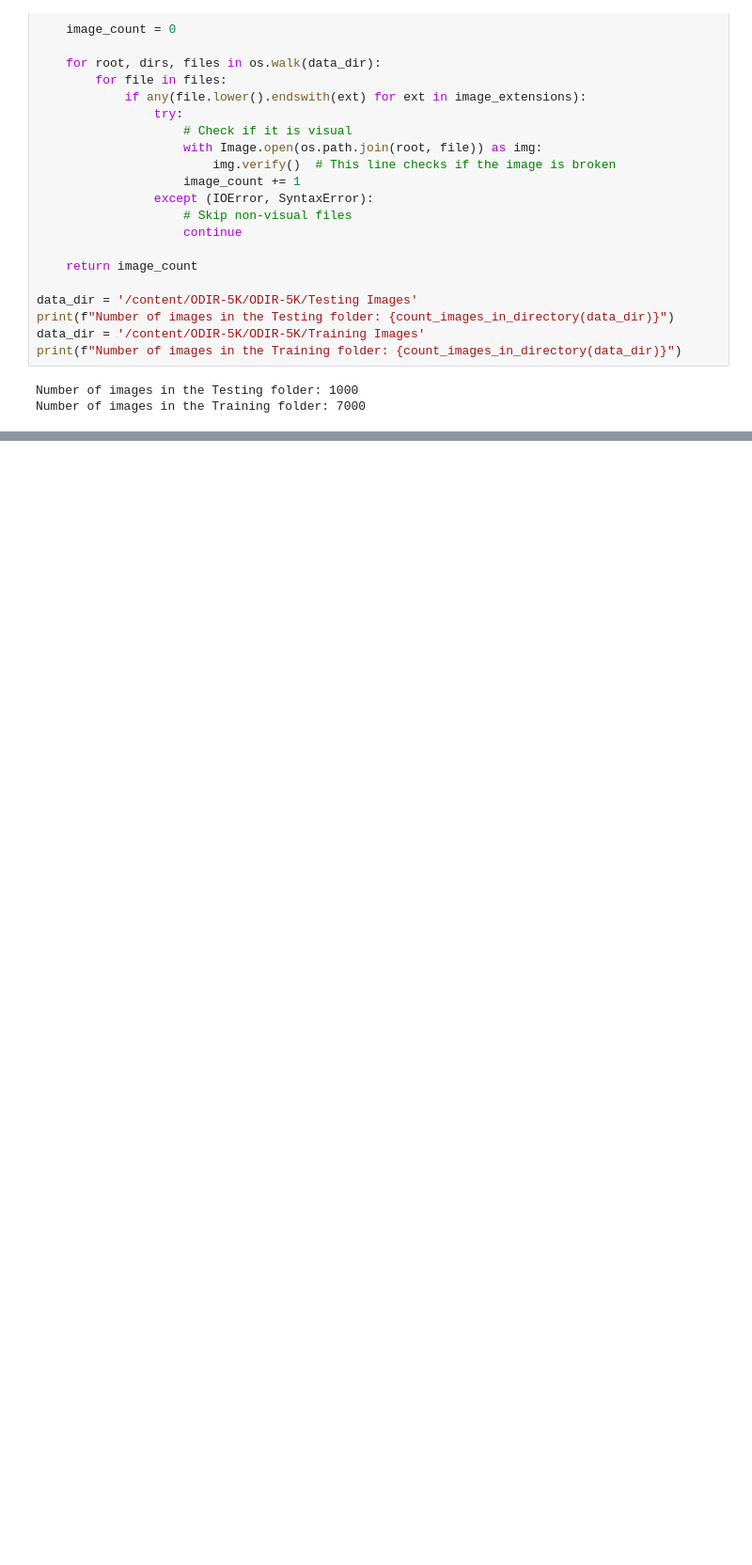
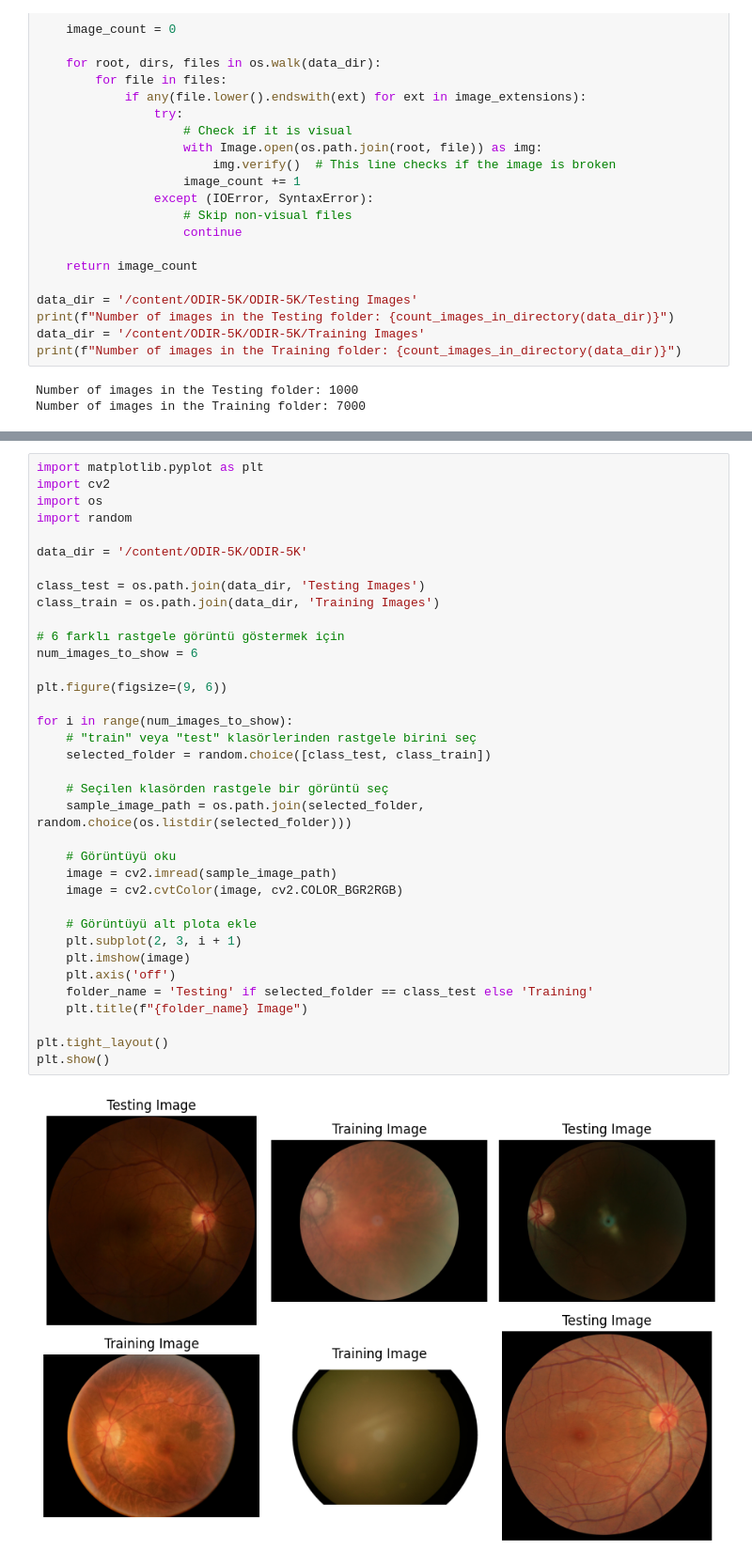
Before and after one commit to SefiyeArican/Ocular-Disease-Recognition, a Jupyter notebook: Fundus_Image_Processing.ipynb, the cells around one changed output, grey strips where cells are left out. Shown: that part at 94% size. Drawn from its saved outputs; the diff is of its cells as text; blank space fills up the shorter version.

```diff
--- a/Fundus_Image_Processing.ipynb
+++ b/Fundus_Image_Processing.ipynb
@@ -47,0 +101,38 @@ Number of images in the Training folder: 7000
+# %%
+import matplotlib.pyplot as plt
+import cv2
+import os
+import random
+
+data_dir = '/content/ODIR-5K/ODIR-5K'
+
+class_test = os.path.join(data_dir, 'Testing Images')
+class_train = os.path.join(data_dir, 'Training Images')
+
+# 6 farklı rastgele görüntü göstermek için
+num_images_to_show = 6
+
+plt.figure(figsize=(9, 6))
+
+for i in range(num_images_to_show):
+    # "train" veya "test" klasörlerinden rastgele birini seç
+    selected_folder = random.choice([class_test, class_train])
+
+    # Seçilen klasörden rastgele bir görüntü seç
+    sample_image_path = os.path.join(selected_folder, random.choice(os.listdir(selected_folder)))
+
+    # Görüntüyü oku
+    image = cv2.imread(sample_image_path)
+    image = cv2.cvtColor(image, cv2.COLOR_BGR2RGB)
+
+    # Görüntüyü alt plota ekle
+    plt.subplot(2, 3, i + 1)
+    plt.imshow(image)
+    plt.axis('off')
+    folder_name = 'Testing' if selected_folder == class_test else 'Training'
+    plt.title(f"{folder_name} Image")
+
+plt.tight_layout()
+plt.show()
+# %% [output]
+[figure, added]
```
Also changed, not shown: parts of 7 cells of this notebook.
